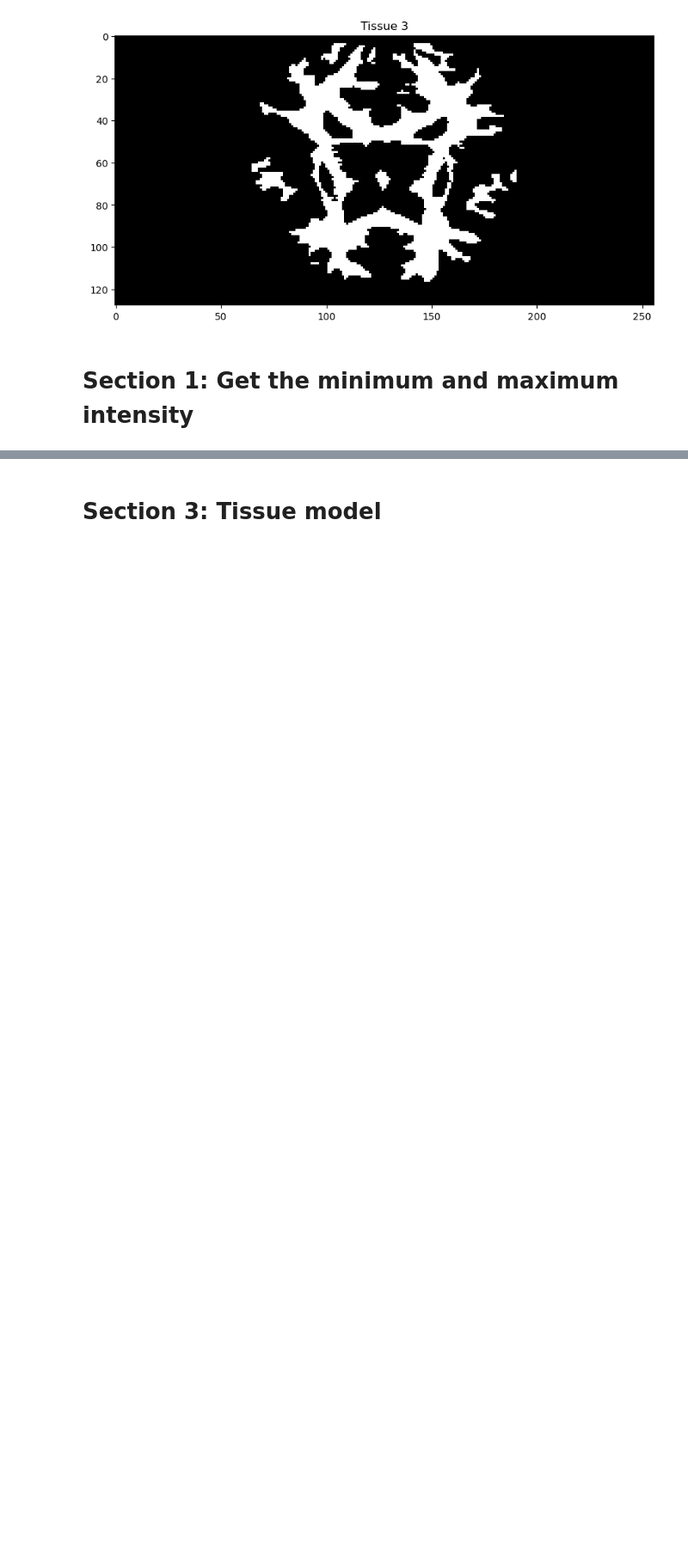
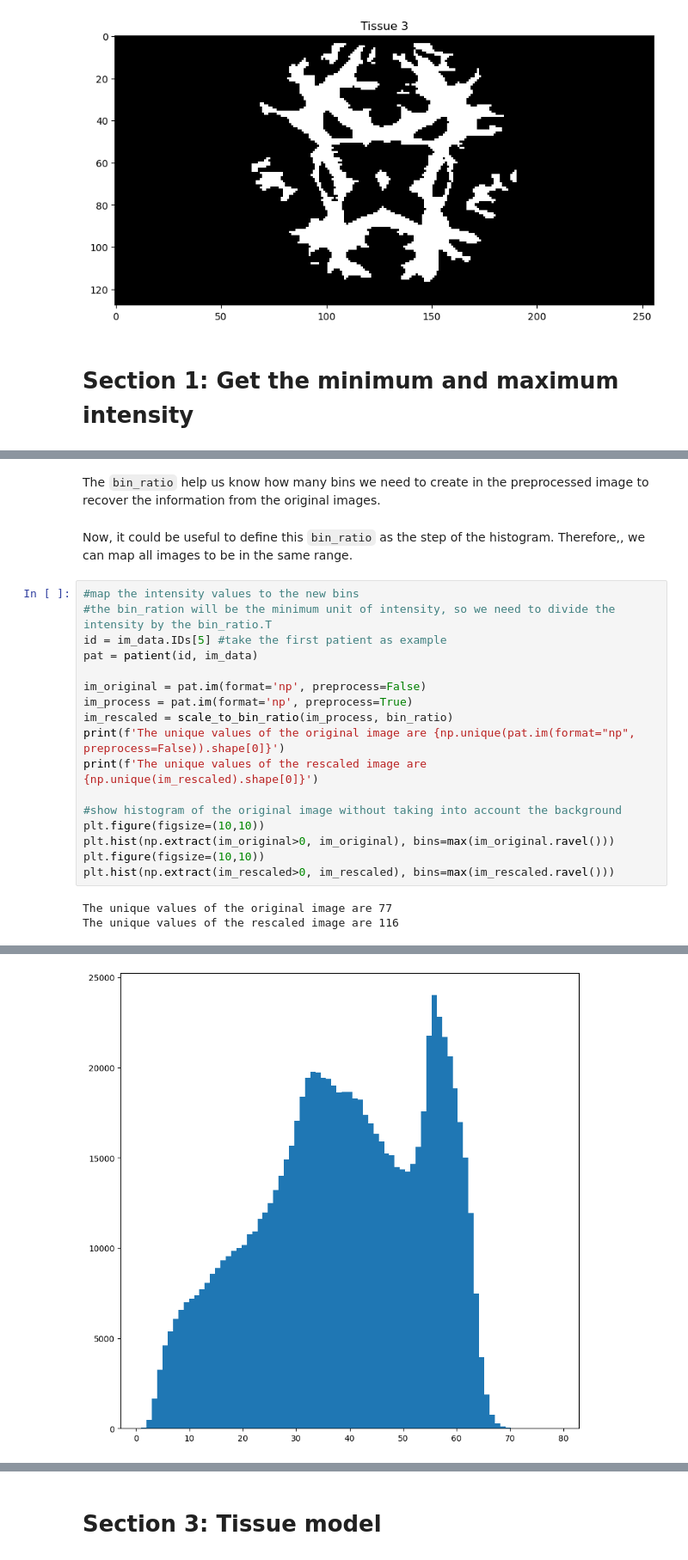
Before and after one commit to cansuyalcinn/brain-tissue-segmentation-challenge, a Jupyter notebook: notebooks/tissue_models.ipynb, the cells around one changed output, grey strips where cells are left out. Shown at 86% size. Saved outputs shown, nothing was run; the diff lists cells and outputs as text; blank space fills up the shorter version.

```diff
--- a/notebooks/tissue_models.ipynb
+++ b/notebooks/tissue_models.ipynb
@@ -152,0 +97,24 @@ float64
+# %% [markdown]
+The `bin_ratio` help us know how many bins we need to create in the preprocessed image to recover the information from the original images.
+# %% [markdown]
+Now, it could be useful to define this `bin_ratio` as the step of the histogram. Therefore,, we can map all images to be in the same range.
+# %%
+#map the intensity values to the new bins
+#the bin_ration will be the minimum unit of intensity, so we need to divide the intensity by the bin_ratio.T
+id = im_data.IDs[5] #take the first patient as example
+pat = patient(id, im_data)
+
+im_original = pat.im(format='np', preprocess=False)
+im_process = pat.im(format='np', preprocess=True)
+im_rescaled = scale_to_bin_ratio(im_process, bin_ratio)
+print(f'The unique values of the original image are {np.unique(pat.im(format="np", preprocess=False)).shape[0]}')
+print(f'The unique values of the rescaled image are {np.unique(im_rescaled).shape[0]}')
+
+#show histogram of the original image without taking into account the background
+plt.figure(figsize=(10,10))
+plt.hist(np.extract(im_original>0, im_original), bins=max(im_original.ravel()))
+plt.figure(figsize=(10,10))
+plt.hist(np.extract(im_rescaled>0, im_rescaled), bins=max(im_rescaled.ravel()))
+# %% [output]
+The unique values of the original image are 77
+The unique values of the rescaled image are 116
@@ -152,0 +138 @@ float64
+[figure, added]
```
Also changed, not shown: parts of 25 cells of this notebook, 4 other files.
